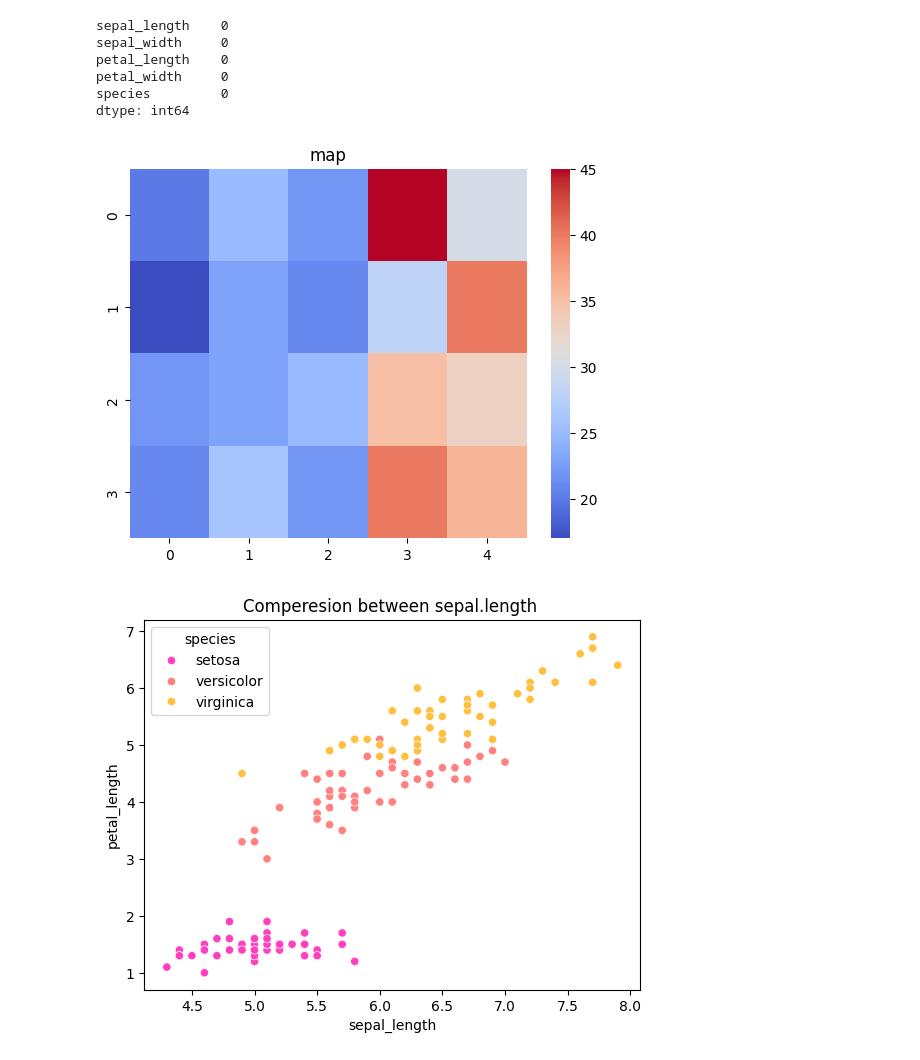
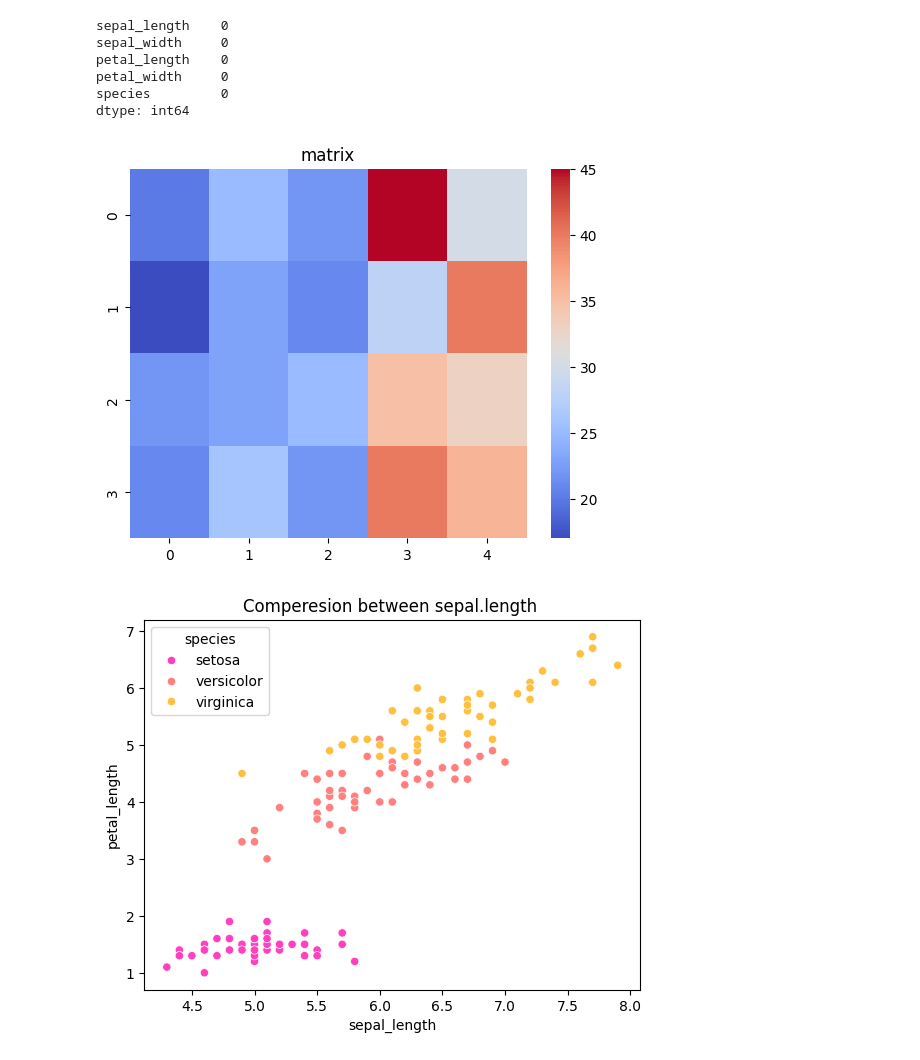
Before and after one commit to Sameerverma32/python, a Jupyter notebook: Data Structure/Analysis/seaborn.ipynb, the cells around one changed output. Saved outputs shown, nothing was run; the diff lists cells and outputs as text; code cells hidden in the pictures.

```diff
--- a/Data Structure/Analysis/seaborn.ipynb
+++ b/Data Structure/Analysis/seaborn.ipynb
@@ -130,18 +130,18 @@ dtype: int64
 # %%
 import numpy as np
 
 week1 = [20,25,22,45,30]
 week2 = [17,23,21,28,40]
 week3 = [22,23,25,35,33]
 week4 = [21,26,22,40,36]
 
 data = np.array([week1,week2,week3,week4])
 
 sns.heatmap(data, cmap='coolwarm')
-plt.title('map')
+plt.title('matrix')
 plt.show()
 # %% [output]
-[figure, old version]
+[figure, new version]
 # %%
 sns.scatterplot(df, x="sepal_length",y="petal_length", hue='species', palette="spring")
 plt.title('Comperesion between sepal.length ')
```
